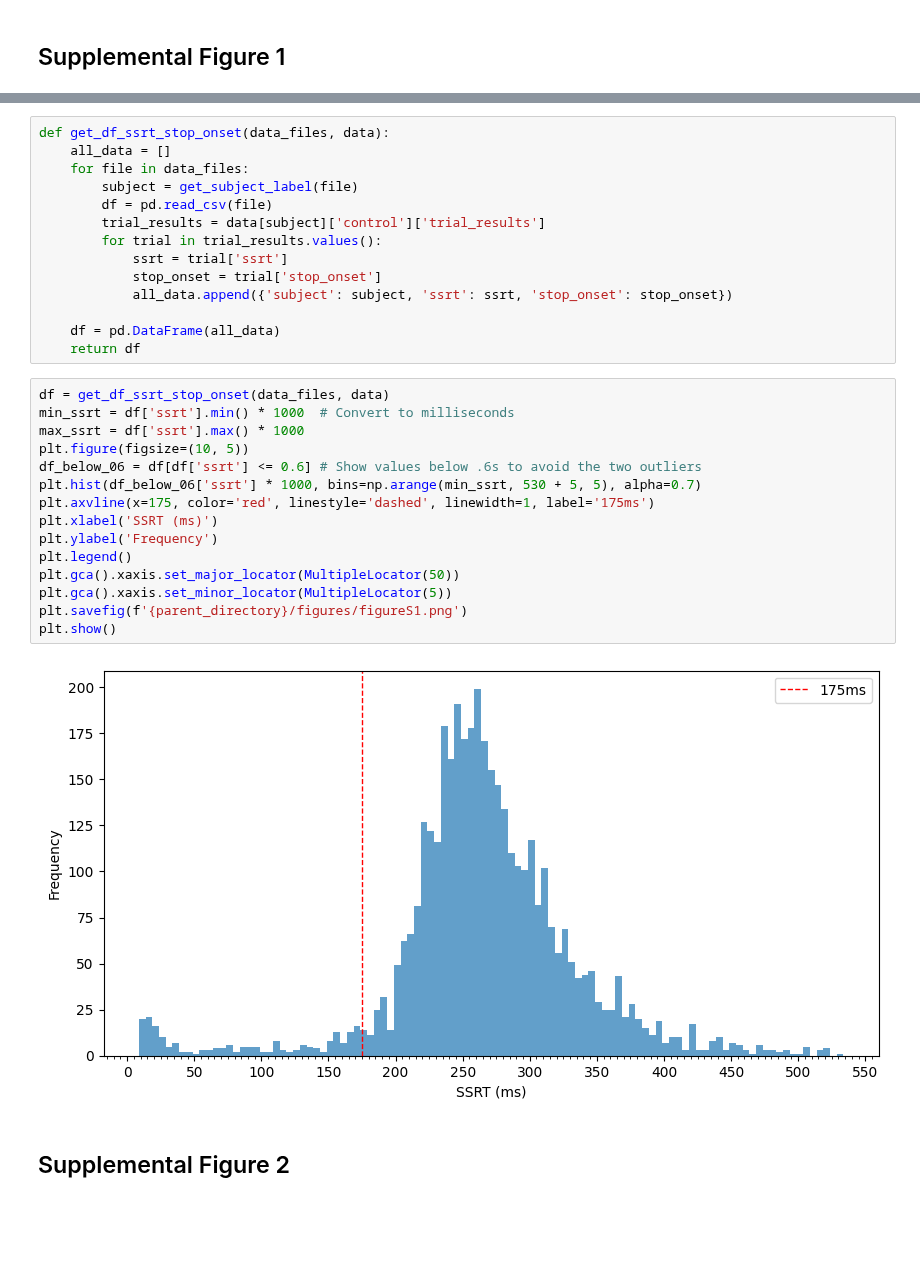
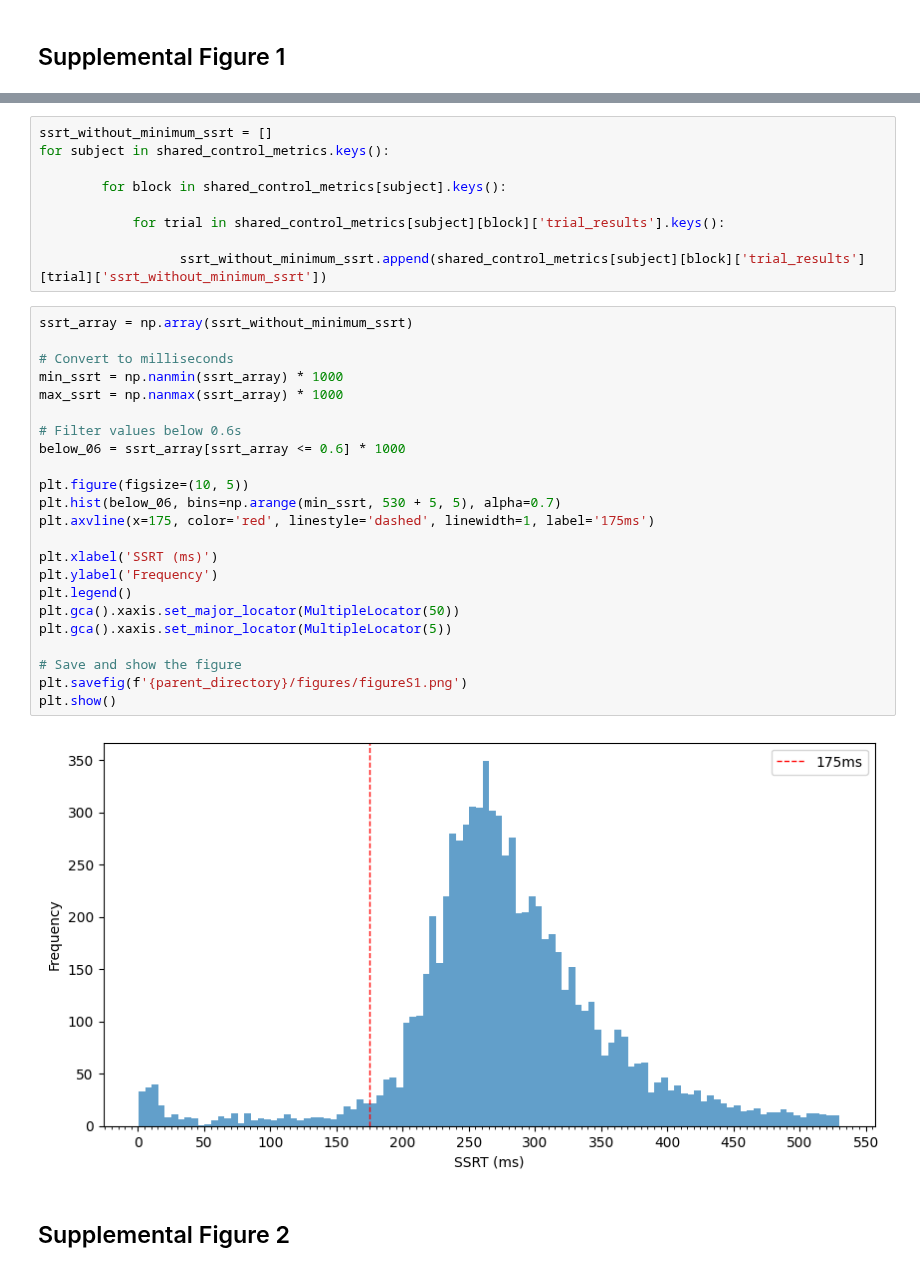
Before and after one commit to kriti-ach/SharedControlPaper, a Jupyter notebook: notebooks/08_generate_supplemental_figures.ipynb, the cells around one changed output, grey strips where cells are left out. Cells and saved outputs as stored; diff of their text form; blank space fills up the shorter version.

```diff
--- a/notebooks/08_generate_supplemental_figures.ipynb
+++ b/notebooks/08_generate_supplemental_figures.ipynb
@@ -59,34 +25,37 @@ for file in data_files:
 # %%
-def get_df_ssrt_stop_onset(data_files, data):
-    all_data = []
-    for file in data_files:
-        subject = get_subject_label(file)
-        df = pd.read_csv(file)
-        trial_results = data[subject]['control']['trial_results']
-        for trial in trial_results.values():
-            ssrt = trial['ssrt']
-            stop_onset = trial['stop_onset']
-            all_data.append({'subject': subject, 'ssrt': ssrt, 'stop_onset': stop_onset})
+ssrt_without_minimum_ssrt = []
+for subject in shared_control_metrics.keys():
 
-    df = pd.DataFrame(all_data)
-    return df
+        for block in shared_control_metrics[subject].keys():
+
+            for trial in shared_control_metrics[subject][block]['trial_results'].keys():
+
+                  ssrt_without_minimum_ssrt.append(shared_control_metrics[subject][block]['trial_results'][trial]['ssrt_without_minimum_ssrt'])
 # %%
-df = get_df_ssrt_stop_onset(data_files, data)
-min_ssrt = df['ssrt'].min() * 1000  # Convert to milliseconds
-max_ssrt = df['ssrt'].max() * 1000
+ssrt_array = np.array(ssrt_without_minimum_ssrt)
+
+# Convert to milliseconds
+min_ssrt = np.nanmin(ssrt_array) * 1000
+max_ssrt = np.nanmax(ssrt_array) * 1000
+
+# Filter values below 0.6s
+below_06 = ssrt_array[ssrt_array <= 0.6] * 1000
+
 plt.figure(figsize=(10, 5))
-df_below_06 = df[df['ssrt'] <= 0.6] # Show values below .6s to avoid the two outliers
-plt.hist(df_below_06['ssrt'] * 1000, bins=np.arange(min_ssrt, 530 + 5, 5), alpha=0.7)
+plt.hist(below_06, bins=np.arange(min_ssrt, 530 + 5, 5), alpha=0.7)
 plt.axvline(x=175, color='red', linestyle='dashed', linewidth=1, label='175ms')
+
 plt.xlabel('SSRT (ms)')
 plt.ylabel('Frequency')
 plt.legend()
 plt.gca().xaxis.set_major_locator(MultipleLocator(50))
 plt.gca().xaxis.set_minor_locator(MultipleLocator(5))
+
+# Save and show the figure
 plt.savefig(f'{parent_directory}/figures/figureS1.png')
 plt.show()
 # %% [output]
-[figure, old version]
+[figure, new version]
 # %% [markdown]
 ## Supplemental Figure 2
 # %%
```
Also changed, not shown: parts of 5 cells of this notebook, 16 other files.
